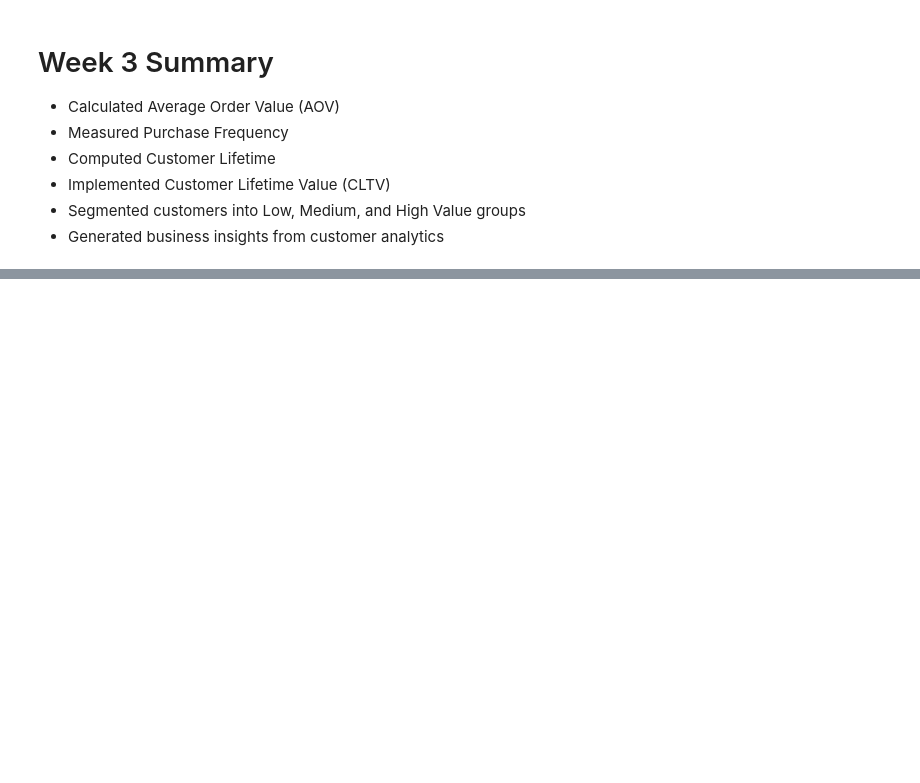
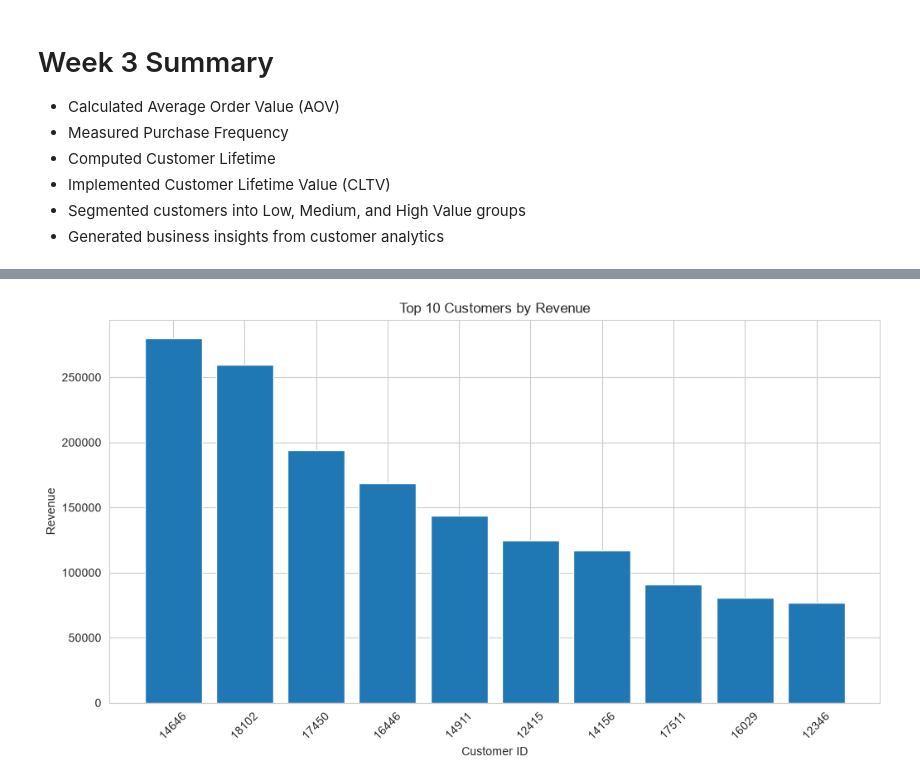
Before and after one commit to vedants0307/SaaS-Cohort-CLTV-Analysis, a Jupyter notebook: notebooks/Cohort_Analysis.ipynb, the cells around one changed output, grey strips where cells are left out. Saved outputs shown, nothing was run; the diff lists cells and outputs as text; code cells hidden in the pictures; blank space fills up the shorter version.

```diff
--- a/notebooks/Cohort_Analysis.ipynb
+++ b/notebooks/Cohort_Analysis.ipynb
@@ -564,0 +615,7 @@ Index(['TotalOrders', 'TotalRevenue', 'AverageOrderValue', 'LifetimeMonths',
+# %%
+top_customers = customer_summary.sort_values(
+    by="TotalRevenue",
+    ascending=False
+).head(10)
+
+top_customers
@@ -564,0 +635,19 @@ Index(['TotalOrders', 'TotalRevenue', 'AverageOrderValue', 'LifetimeMonths',
+# %%
+plt.figure(figsize=(12,6))
+
+plt.bar(
+    top_customers.index.astype(str),
+    top_customers["TotalRevenue"]
+)
+
+plt.title("Top 10 Customers by Revenue")
+
+plt.xlabel("Customer ID")
+
+plt.ylabel("Revenue")
+
+plt.xticks(rotation=45)
+
+plt.show()
+# %% [output]
+[figure, added]
```
Also changed, not shown: parts of 15 cells of this notebook, 2 other files.
